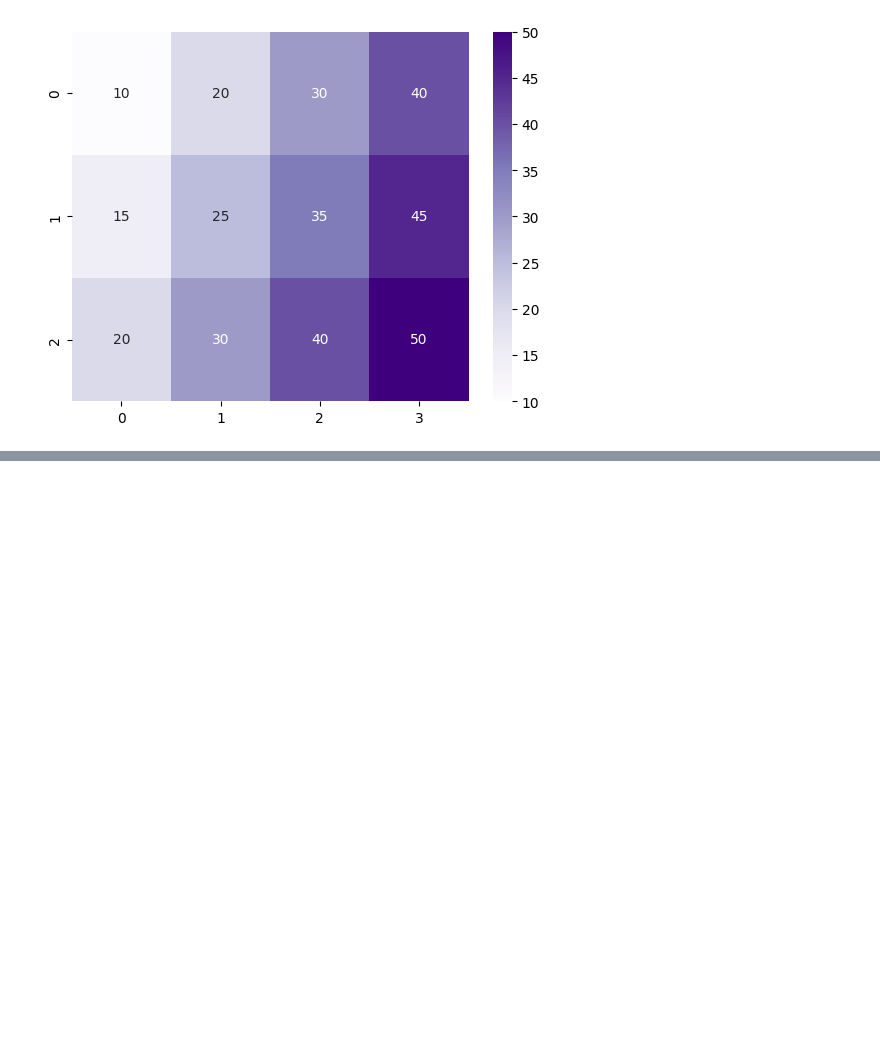
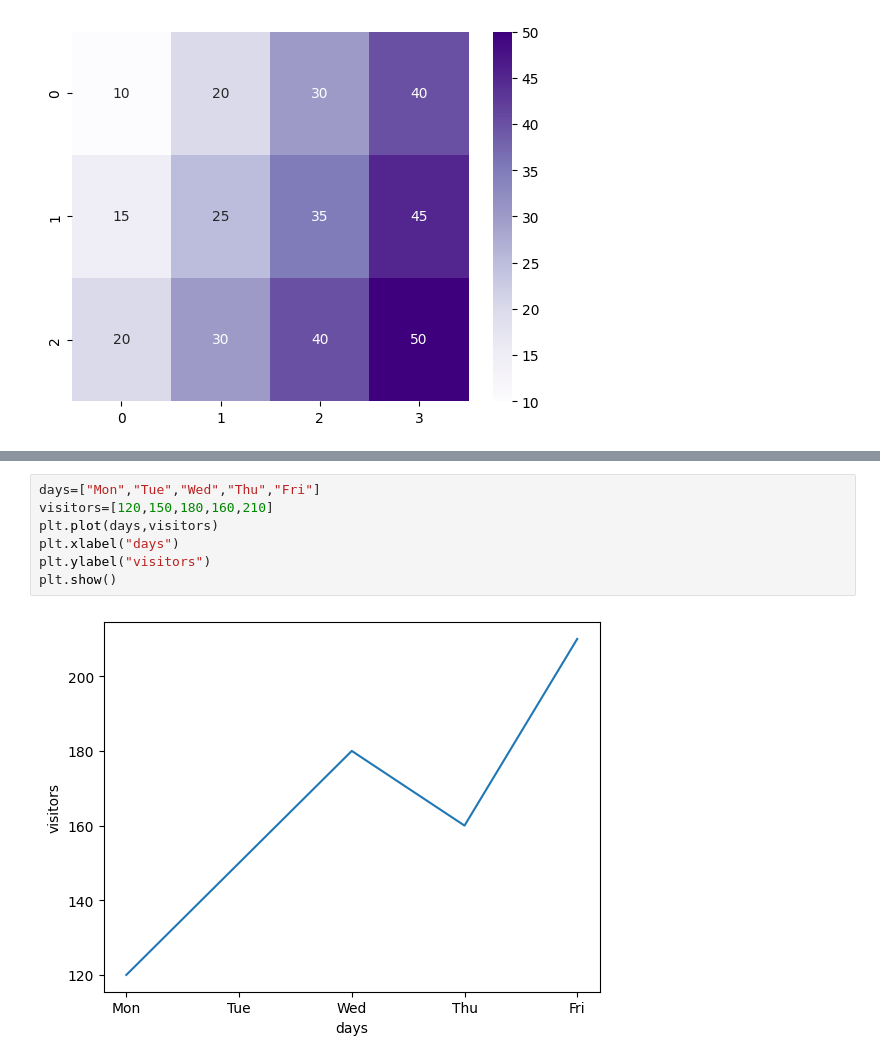
Before and after one commit to Althafvm/Data-science, a Jupyter notebook: SEABORN.ipynb, the cells around one changed output, grey strips where cells are left out. Cells and saved outputs as stored; diff of their text form; blank space fills up the shorter version.

```diff
--- a/SEABORN.ipynb
+++ b/SEABORN.ipynb
@@ -84,0 +94,9 @@ plt.show()
+# %%
+days=["Mon","Tue","Wed","Thu","Fri"]
+visitors=[120,150,180,160,210]
+plt.plot(days,visitors)
+plt.xlabel("days")
+plt.ylabel("visitors")
+plt.show()
+# %% [output]
+[figure, added]
```
Also changed, not shown: parts of 3 cells of this notebook.
